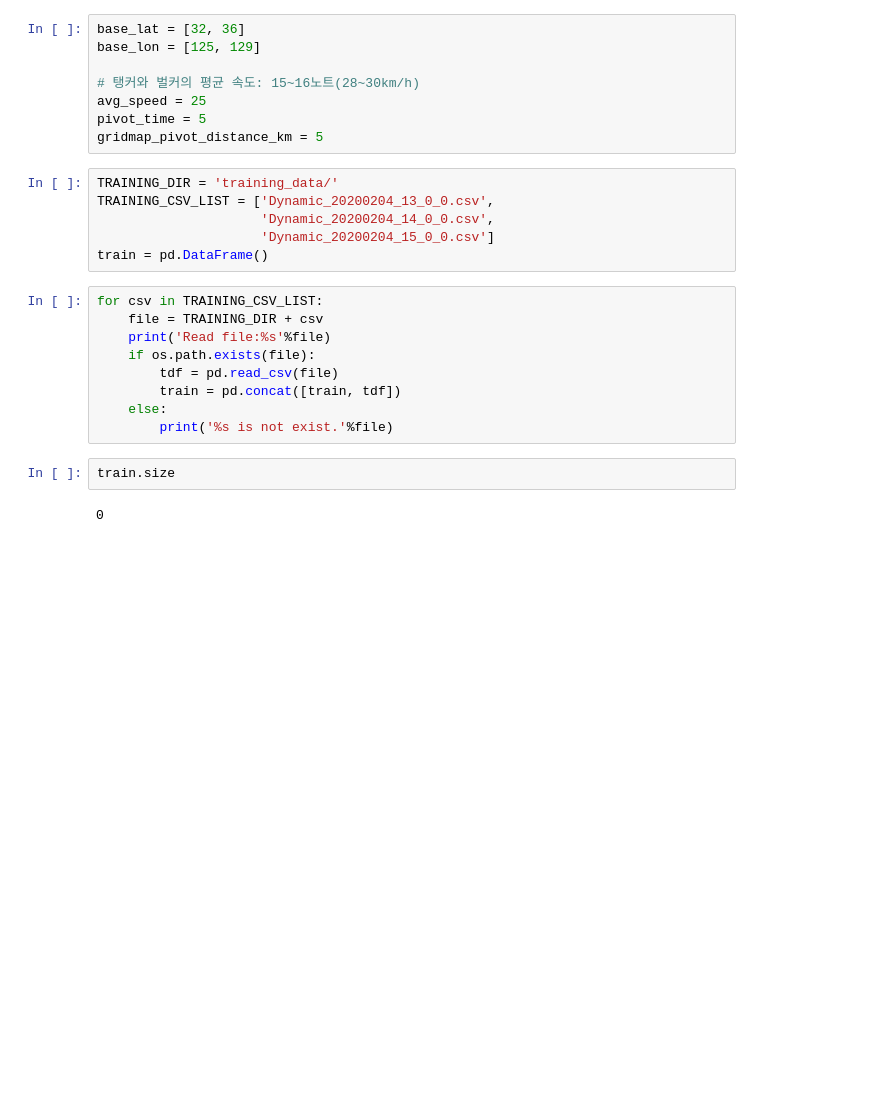
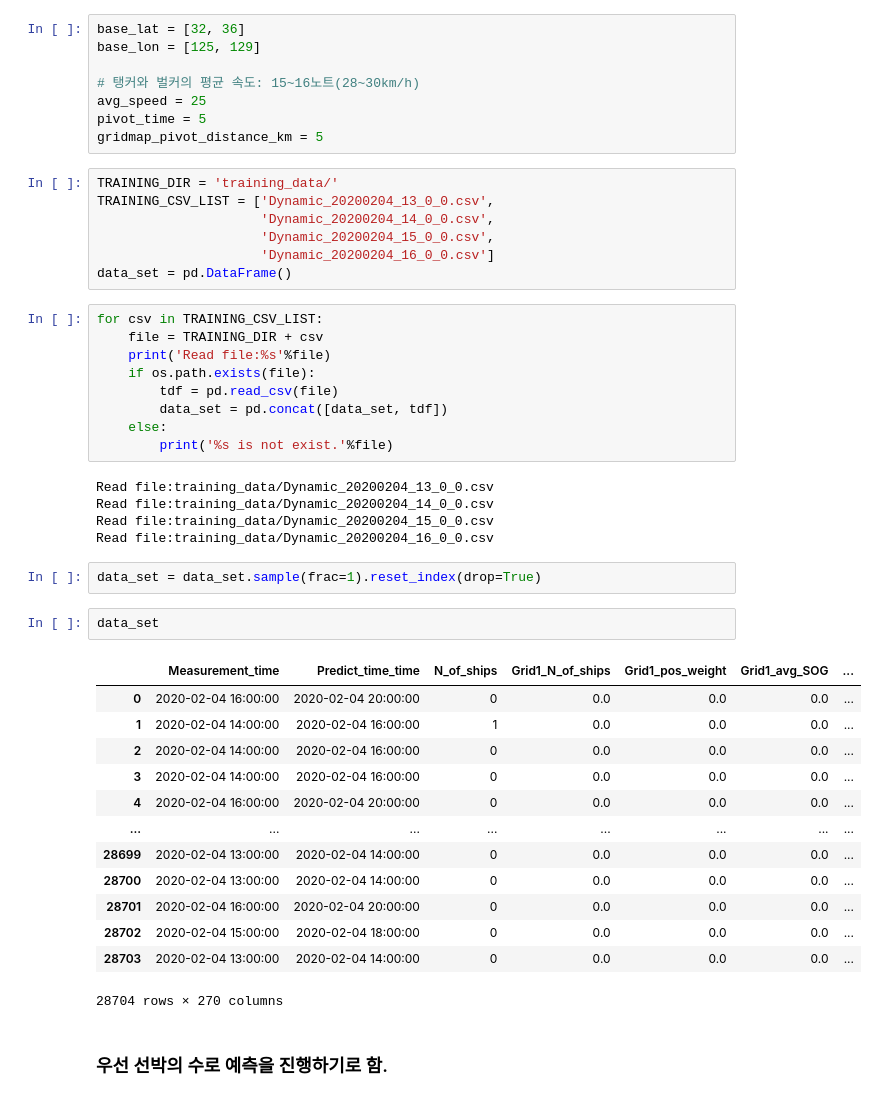
Before and after one commit to Predicting-marine-traffic-conditions/Predict-Maritime-Congestion_Sol2, a Jupyter notebook: Predict_by_LSTM.ipynb, the cells around one changed output. Cells and saved outputs as stored; diff of their text form; blank space fills up the shorter version.

```diff
--- a/Predict_by_LSTM.ipynb
+++ b/Predict_by_LSTM.ipynb
@@ -51,18 +38,40 @@ gridmap_pivot_distance_km = 5
 TRAINING_DIR = 'training_data/'
 TRAINING_CSV_LIST = ['Dynamic_20200204_13_0_0.csv',
                      'Dynamic_20200204_14_0_0.csv',
-                     'Dynamic_20200204_15_0_0.csv']
-train = pd.DataFrame()
+                     'Dynamic_20200204_15_0_0.csv',
+                     'Dynamic_20200204_16_0_0.csv']
+data_set = pd.DataFrame()
 # %%
 for csv in TRAINING_CSV_LIST:
     file = TRAINING_DIR + csv
     print('Read file:%s'%file)
     if os.path.exists(file):
         tdf = pd.read_csv(file)
-        train = pd.concat([train, tdf])
+        data_set = pd.concat([data_set, tdf])
     else:
         print('%s is not exist.'%file)
+# %% [output]
+Read file:training_data/Dynamic_20200204_13_0_0.csv
+Read file:training_data/Dynamic_20200204_14_0_0.csv
+Read file:training_data/Dynamic_20200204_15_0_0.csv
+Read file:training_data/Dynamic_20200204_16_0_0.csv
+# %%
+data_set = data_set.sample(frac=1).reset_index(drop=True)
 # %%
-train.size
+data_set
 # %% [output]
+|  | Measurement_time | Predict_time_time | N_of_ships | Grid1_N_of_ships | Grid1_pos_weight | Grid1_avg_SOG | ... |
+| 0 | 2020-02-04 16:00:00 | 2020-02-04 20:00:00 | 0 | 0.0 | 0.0 | 0.0 | ... |
+| 1 | 2020-02-04 14:00:00 | 2020-02-04 16:00:00 | 1 | 0.0 | 0.0 | 0.0 | ... |
+| 2 | 2020-02-04 14:00:00 | 2020-02-04 16:00:00 | 0 | 0.0 | 0.0 | 0.0 | ... |
+| 3 | 2020-02-04 14:00:00 | 2020-02-04 16:00:00 | 0 | 0.0 | 0.0 | 0.0 | ... |
+| 4 | 2020-02-04 16:00:00 | 2020-02-04 20:00:00 | 0 | 0.0 | 0.0 | 0.0 | ... |
+| ... | ... | ... | ... | ... | ... | ... | ... |
+| 28699 | 2020-02-04 13:00:00 | 2020-02-04 14:00:00 | 0 | 0.0 | 0.0 | 0.0 | ... |
+| 28700 | 2020-02-04 13:00:00 | 2020-02-04 14:00:00 | 0 | 0.0 | 0.0 | 0.0 | ... |
+| 28701 | 2020-02-04 16:00:00 | 2020-02-04 20:00:00 | 0 | 0.0 | 0.0 | 0.0 | ... |
+| 28702 | 2020-02-04 15:00:00 | 2020-02-04 18:00:00 | 0 | 0.0 | 0.0 | 0.0 | ... |
+| 28703 | 2020-02-04 13:00:00 | 2020-02-04 14:00:00 | 0 | 0.0 | 0.0 | 0.0 | ... |
-0
+28704 rows × 270 columns
+# %% [markdown]
+### 우선 선박의 수로 예측을 진행하기로 함.
```
Also changed, not shown: parts of 11 cells of this notebook, 4 other files.
